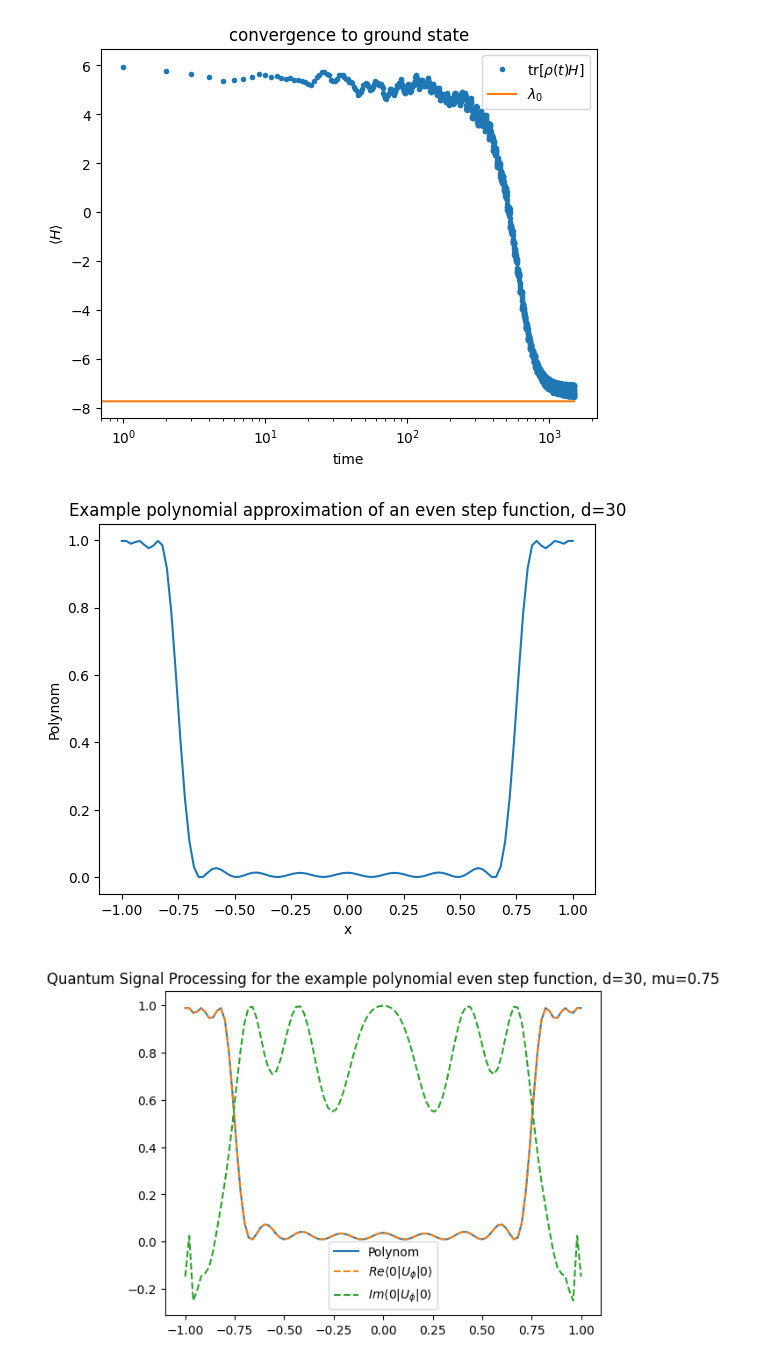
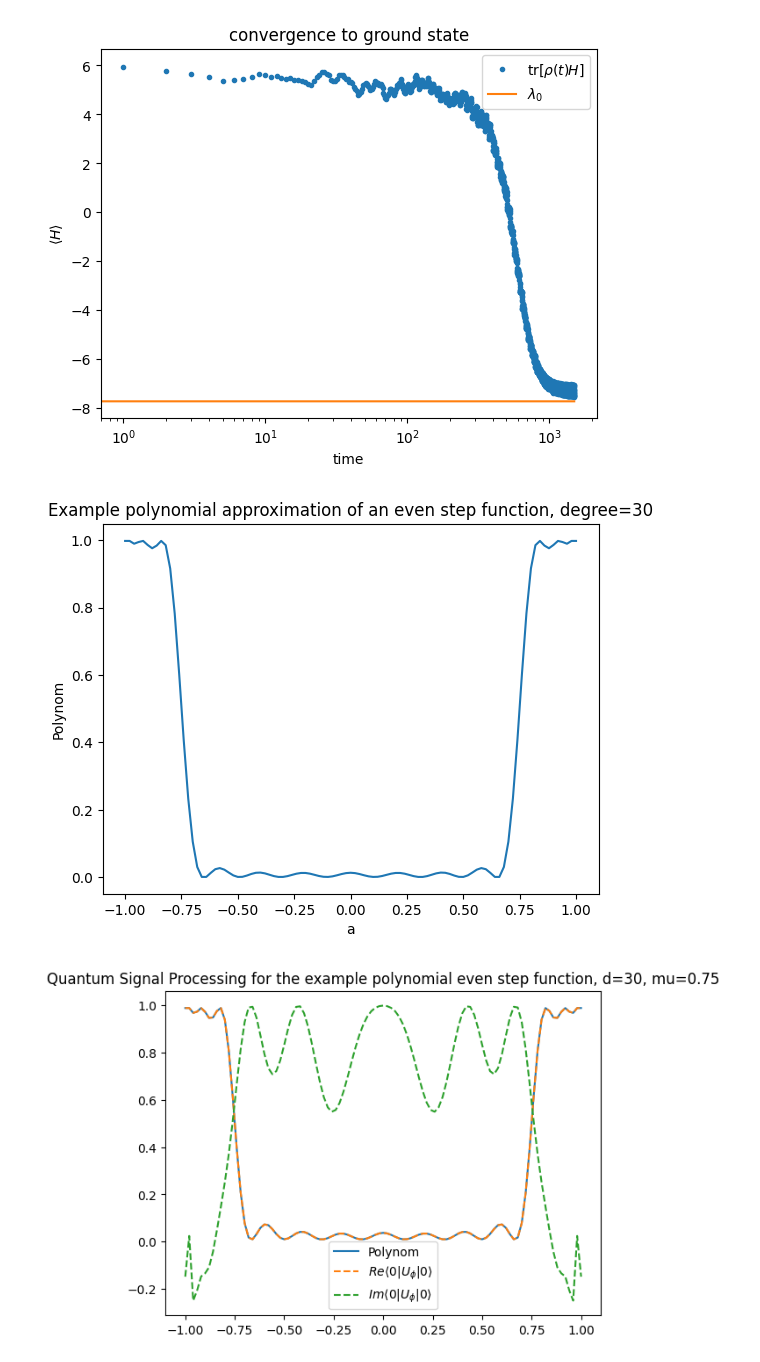
Before and after one commit to erenaykrcn/qetu, a Jupyter notebook: examples/TFIM/TFIM_L6.ipynb, the cells around one changed output. Drawn from its saved outputs; the diff is of its cells as text; code cells hidden in the pictures.

```diff
--- a/examples/TFIM/TFIM_L6.ipynb
+++ b/examples/TFIM/TFIM_L6.ipynb
@@ -74,20 +74,20 @@ State fidelity to the ground state:  0.7585850631971753
 # %%
 # We will used the prepared state in the QETU algorithm to further better the state fidelity.
 # This gives the advantage of zooming into energy spectrum as the initial overlap with higher
 # energy states will be negligible. We also get a higher probability of measuring 0 at our ancilla qubit.
 
 x_list = np.linspace(-1, 1, 301)
 M, d, sigma_minus, sigma_plus, c, eps = (500, 30, 0.7, 0.8, 0.999, 0.001)
 mu = (sigma_minus+sigma_plus)/2
 polynom, even_coeffs = approx_polynomial(M, d, sigma_minus, sigma_plus, c, eps)
-plt.title(f"Example polynomial approximation of an even step function, d={d}")
-plt.xlabel("x")
+plt.title(f"Example polynomial approximation of an even step function, degree={d}")
+plt.xlabel("a")
 plt.ylabel("Polynom")
 x_list = np.linspace(-1, 1, 101)
 plt.plot(x_list, polynom(x_list))
 plt.show()
 # %% [output]
-[figure, old version]
+[figure, new version]
 # %%
 phis, phi_primes, poly_even_step = get_phis(mu, d, 0.01, c=c)
 
```
Also changed, not shown: 12 other files.
